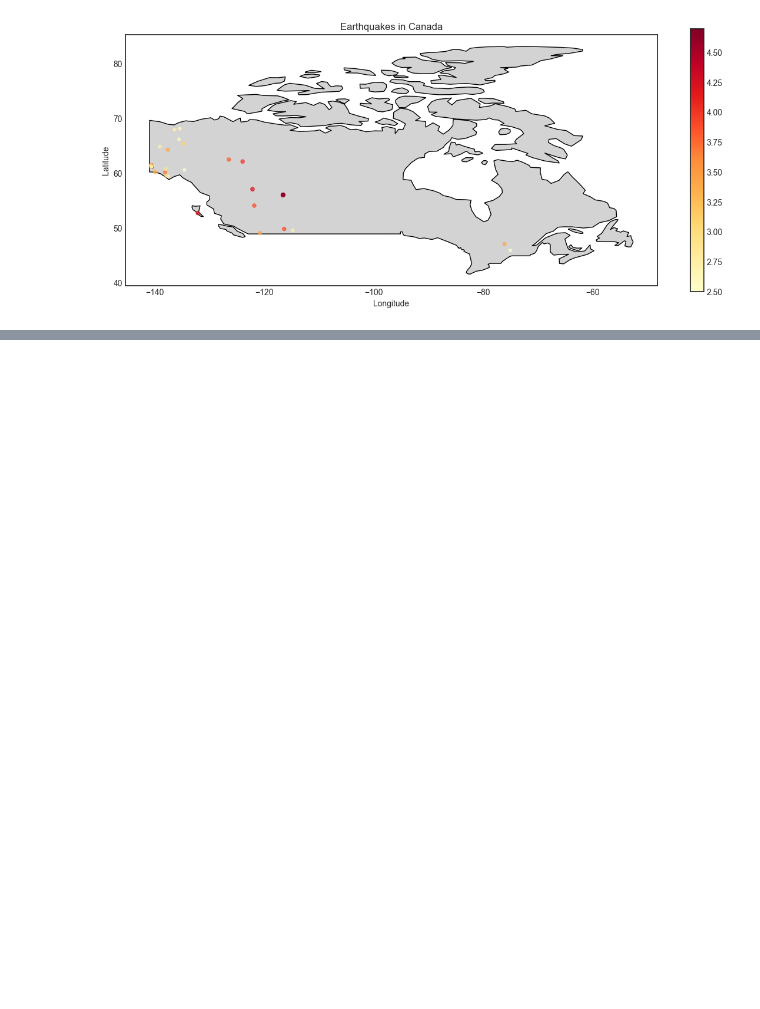
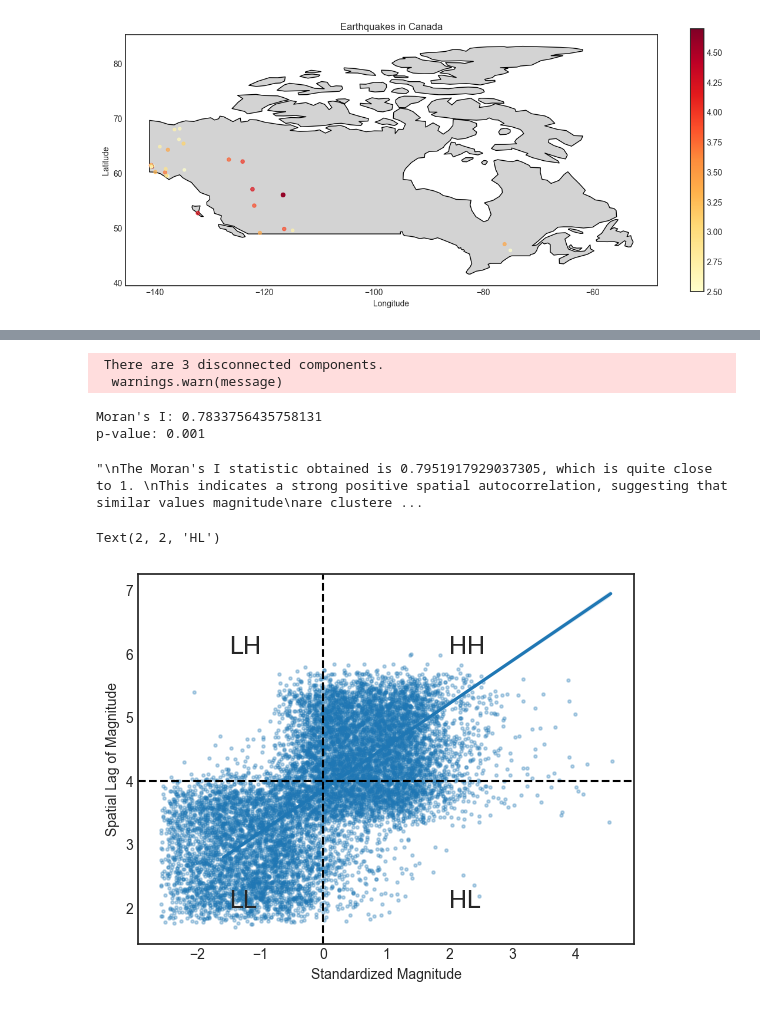
Before and after one commit to parthshah231/earthquake_analysis, a Jupyter notebook: eda.ipynb, the cells around one changed output, grey strips where cells are left out. Saved outputs shown, nothing was run; the diff lists cells and outputs as text; code cells hidden in the pictures; blank space fills up the shorter version.

Commit message:
perform spatial analysis on the data

```diff
--- a/eda.ipynb
+++ b/eda.ipynb
@@ -374,0 +395,75 @@ plt.show()
+# %%
+from pysal.lib import weights
+from pysal.explore import esda
+
+gdf = gdf.set_crs("EPSG:4326", allow_override=True)
+k = 15
+
+w = weights.KNN.from_dataframe(gdf, k=k)
+
+# # Check for disconnected components
+# n_disconnected = w.n_components
+# print('Number of disconnected components:', n_disconnected)
+
+# # If there are still disconnected components, increase k and try again
+# while n_disconnected > 0:
+#     k += 1
+#     w = weights.KNN.from_dataframe(gdf, k=k)
+#     n_disconnected = w.n_components
+#     print('Number of disconnected components with k =', k, ':', n_disconnected)
+
+w.transform = 'r'
+
+# Create a Moran's I statistic for the earthquakes
+moran = esda.Moran(gdf['mag'], w)
+print('Moran\'s I:', moran.I)
+print('p-value:', moran.p_sim)
+# %% [output]
+ There are 3 disconnected components.
+  warnings.warn(message)
+Moran's I: 0.7833756435758131
+p-value: 0.001
+# %%
+"""
+The Moran's I statistic obtained is 0.7951917929037305, which is quite close to 1.
+This indicates a strong positive spatial autocorrelation, suggesting that similar values magnitude
+are clustered together in geographical space. In other words, areas with high values of magnitude
+are near other areas with high values, and areas with low values are near other areas with low values.
+
+The p-value is 0.001, which is less than the commonly used significance level of 0.05.
+This indicates strong evidence against the null hypothesis of random spatial distribution.
+Thus, the spatial distribution of the magnitude is significantly different from random
+and that there is significant clustering of similar values in the dataset.
+"""
+# %% [output]
+"\nThe Moran's I statistic obtained is 0.7951917929037305, which is quite close to 1. \nThis indicates a strong positive spatial autocorrelation, suggesting that similar values magnitude\nare clustere ...
+# %%
+gdf['w_mag'] = weights.spatial_lag.lag_spatial(w, gdf['mag'])
+# Standardize the magnitude values
+gdf['mag_std'] = (gdf['mag'] - gdf['mag'].mean()) / gdf['mag'].std()
+sns.regplot(x='mag_std', y='w_mag', data=gdf, x_jitter=True, y_jitter=True ,scatter_kws={'alpha':0.3, 's':5})
+
+plt.xlabel('Standardized Magnitude')
+plt.ylabel('Spatial Lag of Magnitude')
+
+# Divide the above plot into 4 quadrants
+plt.axvline(0, color='black', linestyle='--')
+plt.axhline(4, color='black', linestyle='--')
+
+# Put text in each quadrant
+plt.text(-1.5, 6, 'LH', fontsize=18)
+plt.text(2, 6, 'HH', fontsize=18)
+plt.text(-1.5, 2, 'LL', fontsize=18)
+plt.text(2, 2, 'HL', fontsize=18)
+
+# The quadrants represent the following:
+# LH: Low values surrounded by high values
+# HH: High values surrounded by high values
+# LL: Low values surrounded by low values
+# HL: High values surrounded by low values
+
+# HH and LL are examples of positive spatial autocorrelation as you can see
+# most of the values are clustered together in HH and LL quadrants.
+# %% [output]
+Text(2, 2, 'HL')
+[figure, added]
```
Also changed, not shown: parts of 10 cells of this notebook, 1 other file.
